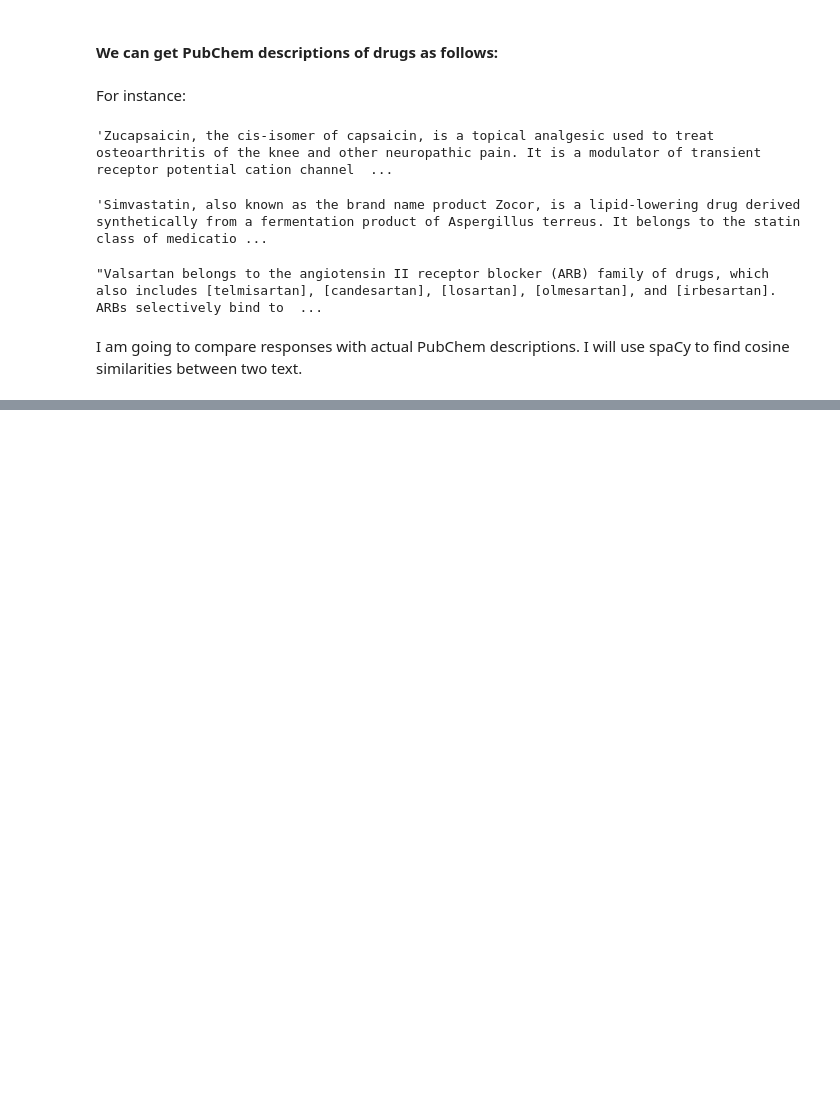
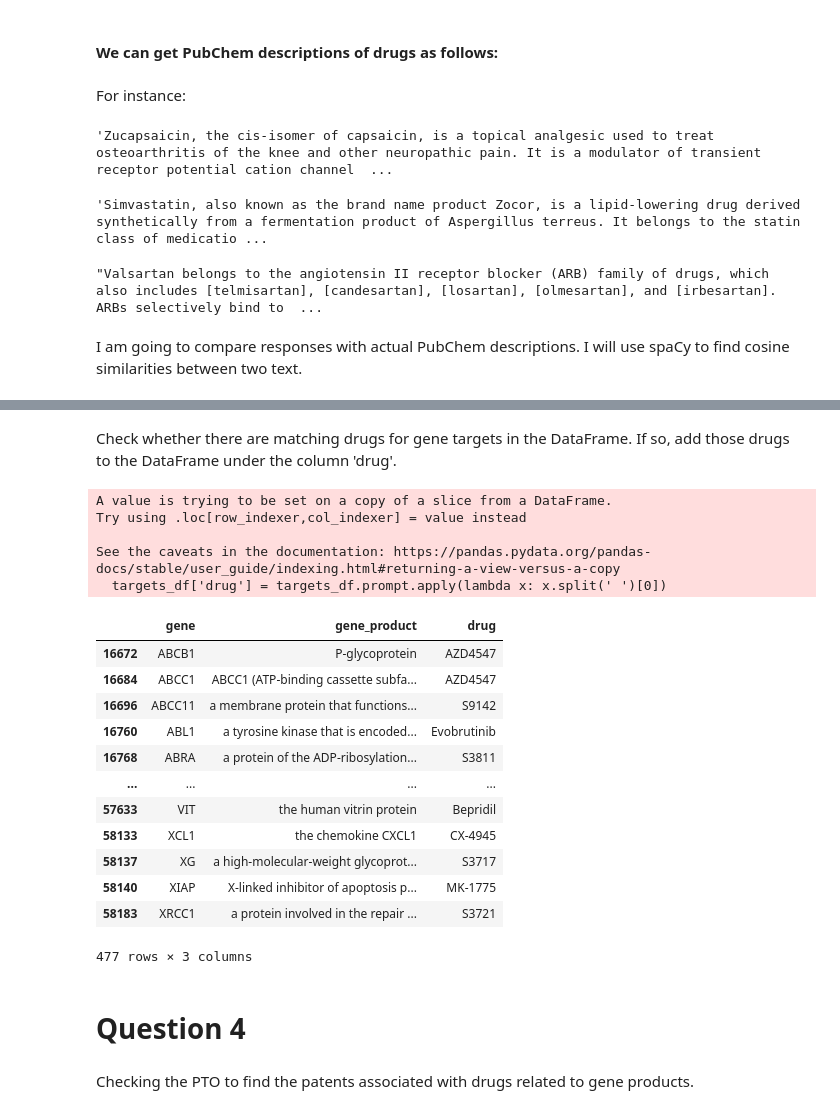
Before and after one commit to egemenpamukcu/ml-in-medicine, a Jupyter notebook: hw4/evaluating-gptj.ipynb, the cells around one changed output, grey strips where cells are left out. Drawn from its saved outputs; the diff is of its cells as text; code cells hidden in the pictures; blank space fills up the shorter version.

```diff
--- a/hw4/evaluating-gptj.ipynb
+++ b/hw4/evaluating-gptj.ipynb
@@ -215,0 +290,2 @@ dfs[0]
+# %%
+genes = gene_df.prompt.apply(lambda x: re.findall(r'The gene symbol\s(\S+)', x)[0])
@@ -215,0 +294,13 @@ dfs[0]
+# %%
+def get_gene_product(s):
+    gp = re.findall(r'The gene product of \S+ is  ([^\.,]*)', s)
+    if len(gp) > 0:
+        return gp[0]
+    else:
+        return None
+
+gene_products = gene_df.response.apply(get_gene_product)
+# %%
+gene_products_df = pd.DataFrame()
+gene_products_df['gene'] = genes
+gene_products_df['gene_product'] = gene_products
@@ -215,0 +339,38 @@ dfs[0]
+# %% [markdown]
+Check whether there are matching drugs for gene targets in the DataFrame. If so, add those drugs to the DataFrame under the column 'drug'.
+# %%
+targets_df['drug'] = targets_df.prompt.apply(lambda x: x.split(' ')[0])
+associated_drugs = []
+for gene in tqdm(genes):
+    gene_target_idx = targets_df.response.str.contains(gene)
+    if gene_target_idx.sum() > 0:
+        gene_target_df = targets_df[gene_target_idx]
+        associated_drug = gene_target_df.reset_index(drop=True).iat[0, 3]
+    else:
+        associated_drug = None
+    associated_drugs.append(associated_drug)
+gene_products_df['drug'] = associated_drugs
+# %% [output]
+A value is trying to be set on a copy of a slice from a DataFrame.
+Try using .loc[row_indexer,col_indexer] = value instead
+
+See the caveats in the documentation: https://pandas.pydata.org/pandas-docs/stable/user_guide/indexing.html#returning-a-view-versus-a-copy
+  targets_df['drug'] = targets_df.prompt.apply(lambda x: x.split(' ')[0])
+# %%
+gene_products_df[(~gene_products_df.drug.isna()) & (~gene_products_df.gene_product.isna())]
+# %% [output]
+|  | gene | gene_product | drug |
+| 16672 | ABCB1 | P-glycoprotein | AZD4547 |
+| 16684 | ABCC1 | ABCC1 (ATP-binding cassette subfa... | AZD4547 |
+| 16696 | ABCC11 | a membrane protein that functions... | S9142 |
+| 16760 | ABL1 | a tyrosine kinase that is encoded... | Evobrutinib |
+| 16768 | ABRA | a protein of the ADP-ribosylation... | S3811 |
+| ... | ... | ... | ... |
+| 57633 | VIT | the human vitrin protein | Bepridil |
+| 58133 | XCL1 | the chemokine CXCL1 | CX-4945 |
+| 58137 | XG | a high-molecular-weight glycoprot... | S3717 |
+| 58140 | XIAP | X-linked inhibitor of apoptosis p... | MK-1775 |
+| 58183 | XRCC1 | a protein involved in the repair ... | S3721 |
+477 rows × 3 columns
+# %% [markdown]
+# Question 4
@@ -215,0 +379,2 @@ dfs[0]
+# %% [markdown]
+Checking the PTO to find the patents associated with drugs related to gene products.
```
Also changed, not shown: parts of 22 cells of this notebook.
